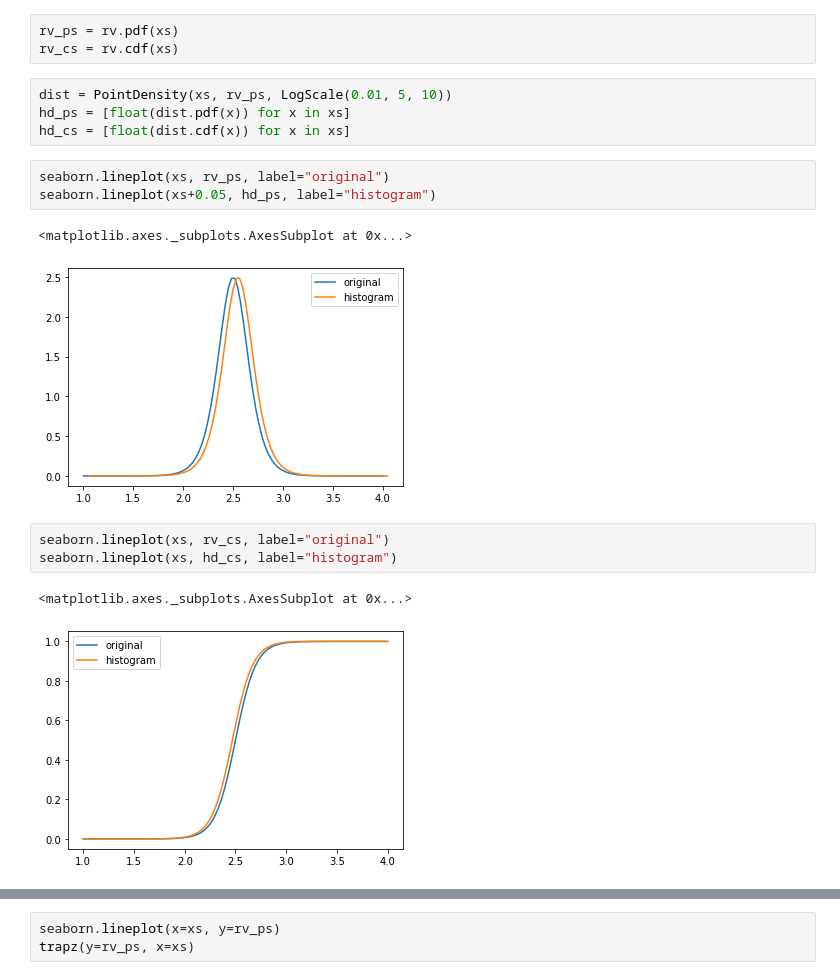
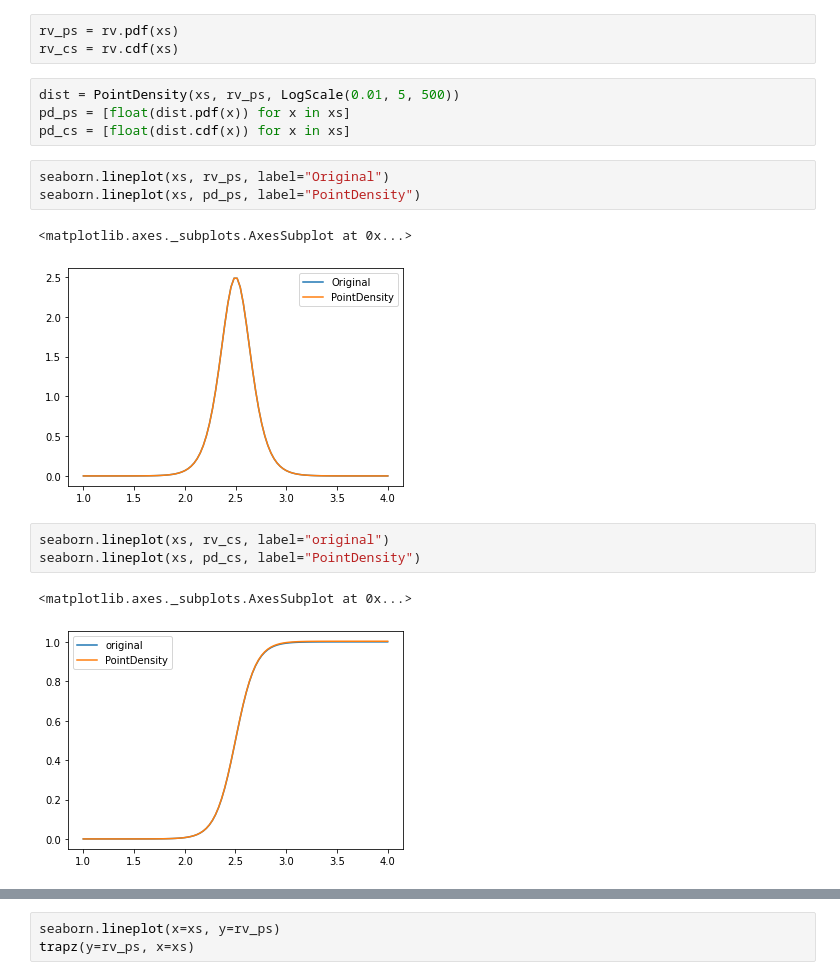
Before and after one commit to oughtinc/ergo, a Jupyter notebook: PointDensity.ipynb, the cells around one changed output, grey strips where cells are left out. Saved outputs shown, nothing was run; the diff lists cells and outputs as text.

```diff
--- a/PointDensity.ipynb
+++ b/PointDensity.ipynb
@@ -20,21 +23,21 @@ xs = np.linspace(1, 4, 100)
 rv_ps = rv.pdf(xs)
 rv_cs = rv.cdf(xs)
 # %%
-dist = PointDensity(xs, rv_ps, LogScale(0.01, 5, 10))
-hd_ps = [float(dist.pdf(x)) for x in xs]
-hd_cs = [float(dist.cdf(x)) for x in xs]
+dist = PointDensity(xs, rv_ps, LogScale(0.01, 5, 500))
+pd_ps = [float(dist.pdf(x)) for x in xs]
+pd_cs = [float(dist.cdf(x)) for x in xs]
 # %%
-seaborn.lineplot(xs, rv_ps, label="original")
-seaborn.lineplot(xs+0.05, hd_ps, label="histogram")
+seaborn.lineplot(xs, rv_ps, label="Original")
+seaborn.lineplot(xs, pd_ps, label="PointDensity")
 # %% [output]
 <matplotlib.axes._subplots.AxesSubplot at 0x...>
-[figure, old version]
+[figure, new version]
 # %%
 seaborn.lineplot(xs, rv_cs, label="original")
-seaborn.lineplot(xs, hd_cs, label="histogram")
+seaborn.lineplot(xs, pd_cs, label="PointDensity")
 # %% [output]
 <matplotlib.axes._subplots.AxesSubplot at 0x...>
-[figure, old version]
+[figure, new version]
 # %%
 seaborn.lineplot(x=dist.normed_xs, y=dist.normed_densities)
 trapz(y=dist.normed_densities, x=dist.normed_xs)
```
Also changed, not shown: parts of 4 cells of this notebook, 1 other file.
